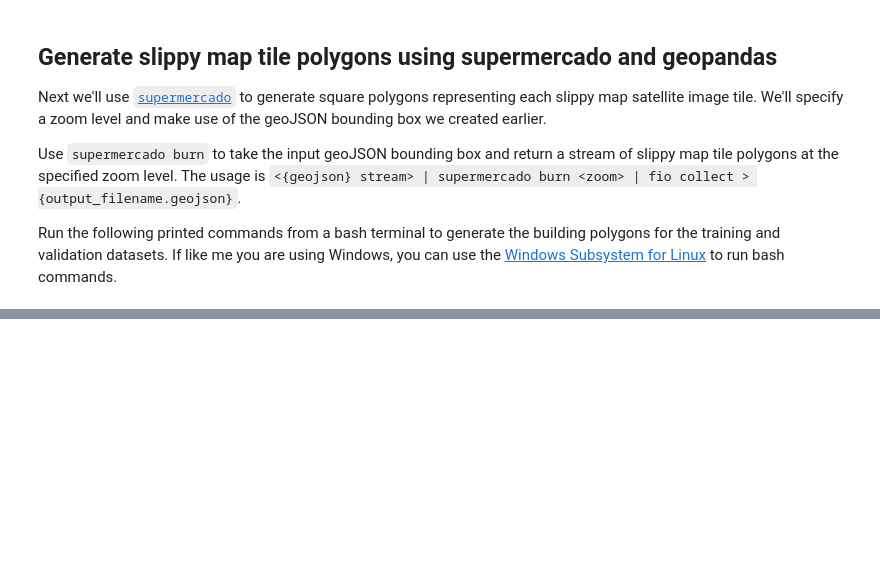
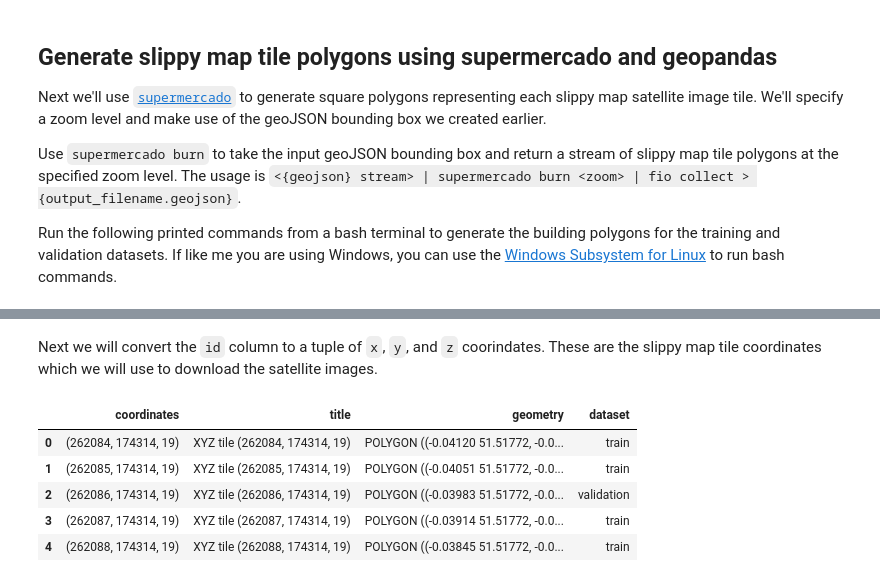
Before and after one commit to imharrisonking/rooftop-segmentation, a Jupyter notebook: preprocessingv2.ipynb, the cells around one changed output, grey strips where cells are left out. Drawn from its saved outputs; the diff is of its cells as text; code cells hidden in the pictures; blank space fills up the shorter version.

```diff
--- a/preprocessingv2.ipynb
+++ b/preprocessingv2.ipynb
@@ -125,3 +178,22 @@ cat data/london/raw-inputs/limehouse.geojson | supermercado burn 19| mercantile
+# %% [markdown]
+Next we will convert the `id` column to a tuple of `x`, `y`, and `z` coorindates. These are the slippy map tile coordinates which we will use to download the satellite images.
+# %%
+import ast
+
+# Convert the id column from a string into a type of integers
+bounding_tiles['id'] = bounding_tiles['id'].apply(lambda x: ast.literal_eval(x))
+
+# Rename the id column to coordinates
+bounding_tiles.rename(columns={'id': 'coordinates'}, inplace=True)
+
+bounding_tiles.head()
+# %% [output]
+|  | coordinates | title | geometry | dataset |
+| 0 | (262084, 174314, 19) | XYZ tile (262084, 174314, 19) | POLYGON ((-0.04120 51.51772, -0.0... | train |
+| 1 | (262085, 174314, 19) | XYZ tile (262085, 174314, 19) | POLYGON ((-0.04051 51.51772, -0.0... | train |
+| 2 | (262086, 174314, 19) | XYZ tile (262086, 174314, 19) | POLYGON ((-0.03983 51.51772, -0.0... | validation |
+| 3 | (262087, 174314, 19) | XYZ tile (262087, 174314, 19) | POLYGON ((-0.03914 51.51772, -0.0... | train |
+| 4 | (262088, 174314, 19) | XYZ tile (262088, 174314, 19) | POLYGON ((-0.03845 51.51772, -0.0... | train |
 # %% [markdown]
 ## Request satellite images from Mapbox API
 Using Mapbox Raster Tiles API we can download satellite images for our training data using the [Slippy map tilenames](https://wiki.openstreetmap.org/wiki/Slippy_map_tilenames). The convention is as follows:
```
Also changed, not shown: parts of 10 cells of this notebook, 4 other files.
